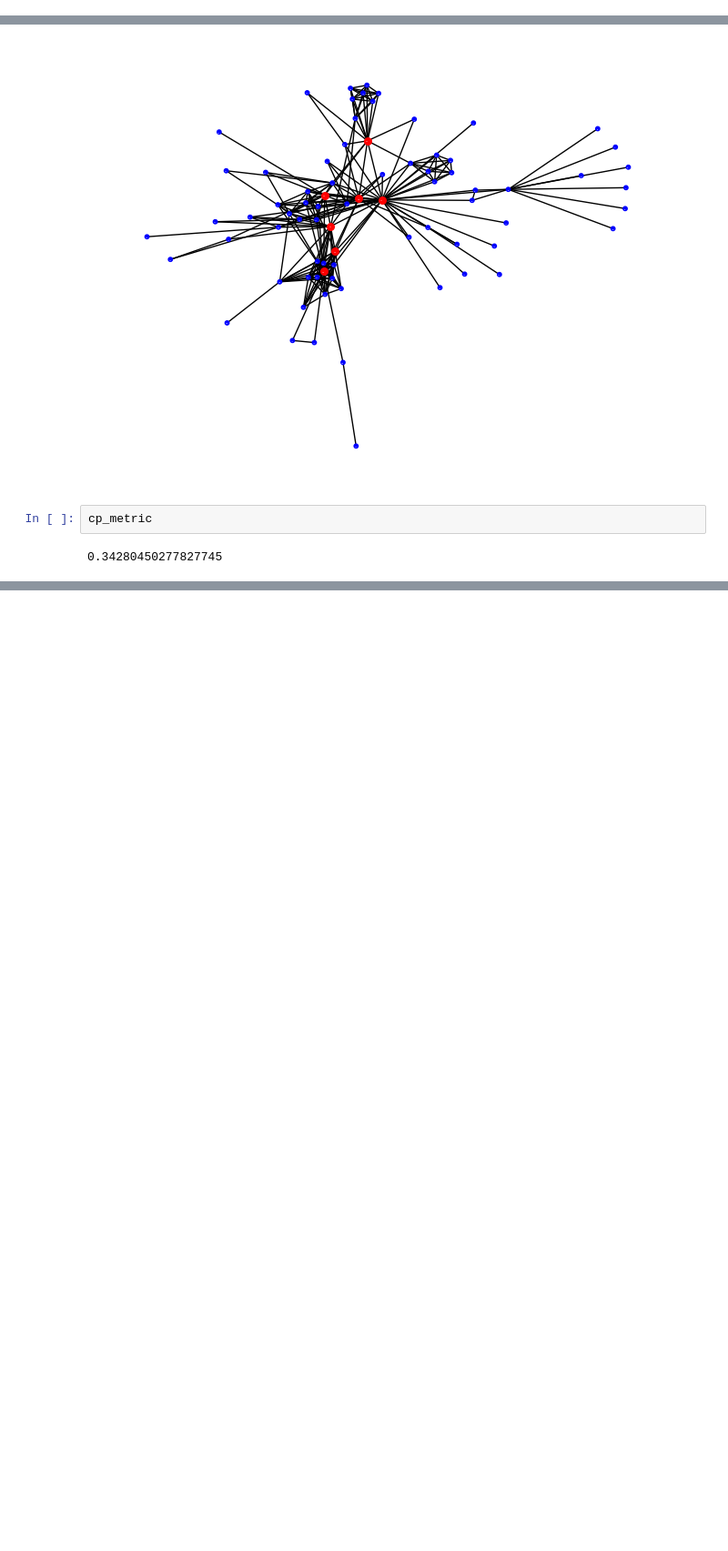
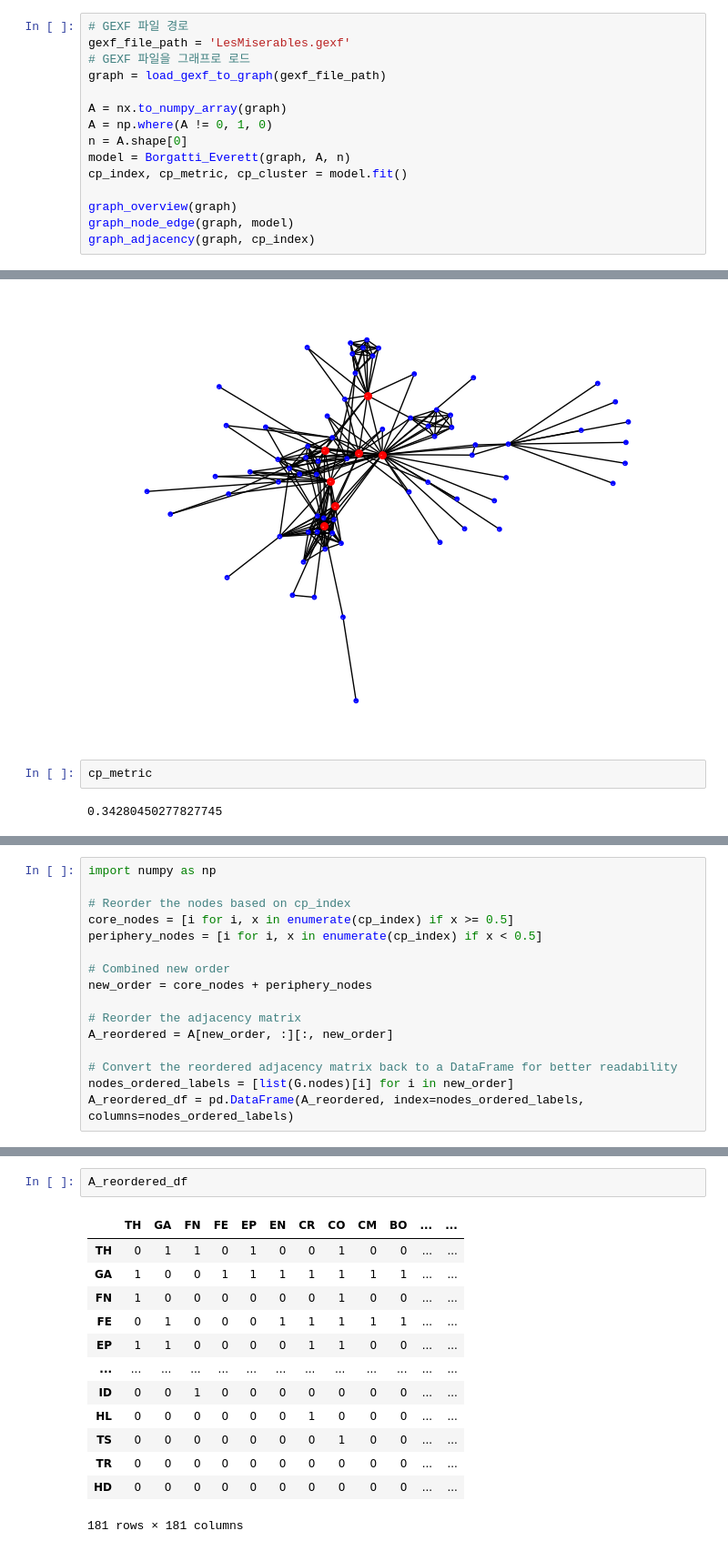
Before and after one commit to vibalab/cp_explainer, a Jupyter notebook: backend/else.ipynb, the cells around one changed output, grey strips where cells are left out. Shown: that part at 91% size. Saved outputs shown, nothing was run; the diff lists cells and outputs as text; blank space fills up the shorter version.

```diff
--- a/backend/else.ipynb
+++ b/backend/else.ipynb
@@ -120,0 +164,15 @@ with open('./graph_data.json', 'w') as json_file:
+# %%
+# GEXF 파일 경로
+gexf_file_path = 'LesMiserables.gexf'
+# GEXF 파일을 그래프로 로드
+graph = load_gexf_to_graph(gexf_file_path)
+
+A = nx.to_numpy_array(graph)
+A = np.where(A != 0, 1, 0)
+n = A.shape[0]
+model = Borgatti_Everett(graph, A, n)
+cp_index, cp_metric, cp_cluster = model.fit()
+
+graph_overview(graph)
+graph_node_edge(graph, model)
+graph_adjacency(graph, cp_index)
@@ -173,0 +234,16 @@ solution_idx_borgatti
+# %%
+import numpy as np
+
+# Reorder the nodes based on cp_index
+core_nodes = [i for i, x in enumerate(cp_index) if x >= 0.5]
+periphery_nodes = [i for i, x in enumerate(cp_index) if x < 0.5]
+
+# Combined new order
+new_order = core_nodes + periphery_nodes
+
+# Reorder the adjacency matrix
+A_reordered = A[new_order, :][:, new_order]
+
+# Convert the reordered adjacency matrix back to a DataFrame for better readability
+nodes_ordered_labels = [list(G.nodes)[i] for i in new_order]
+A_reordered_df = pd.DataFrame(A_reordered, index=nodes_ordered_labels, columns=nodes_ordered_labels)
@@ -173,0 +301,16 @@ solution_idx_borgatti
+# %%
+A_reordered_df
+# %% [output]
+|  | TH | GA | FN | FE | EP | EN | CR | CO | CM | BO | ... | ... |
+| TH | 0 | 1 | 1 | 0 | 1 | 0 | 0 | 1 | 0 | 0 | ... | ... |
+| GA | 1 | 0 | 0 | 1 | 1 | 1 | 1 | 1 | 1 | 1 | ... | ... |
+| FN | 1 | 0 | 0 | 0 | 0 | 0 | 0 | 1 | 0 | 0 | ... | ... |
+| FE | 0 | 1 | 0 | 0 | 0 | 1 | 1 | 1 | 1 | 1 | ... | ... |
+| EP | 1 | 1 | 0 | 0 | 0 | 0 | 1 | 1 | 0 | 0 | ... | ... |
+| ... | ... | ... | ... | ... | ... | ... | ... | ... | ... | ... | ... | ... |
+| ID | 0 | 0 | 1 | 0 | 0 | 0 | 0 | 0 | 0 | 0 | ... | ... |
+| HL | 0 | 0 | 0 | 0 | 0 | 0 | 1 | 0 | 0 | 0 | ... | ... |
+| TS | 0 | 0 | 0 | 0 | 0 | 0 | 0 | 1 | 0 | 0 | ... | ... |
+| TR | 0 | 0 | 0 | 0 | 0 | 0 | 0 | 0 | 0 | 0 | ... | ... |
+| HD | 0 | 0 | 0 | 0 | 0 | 0 | 0 | 0 | 0 | 0 | ... | ... |
+181 rows × 181 columns
```
Also changed, not shown: parts of 9 cells of this notebook, 14 other files.
